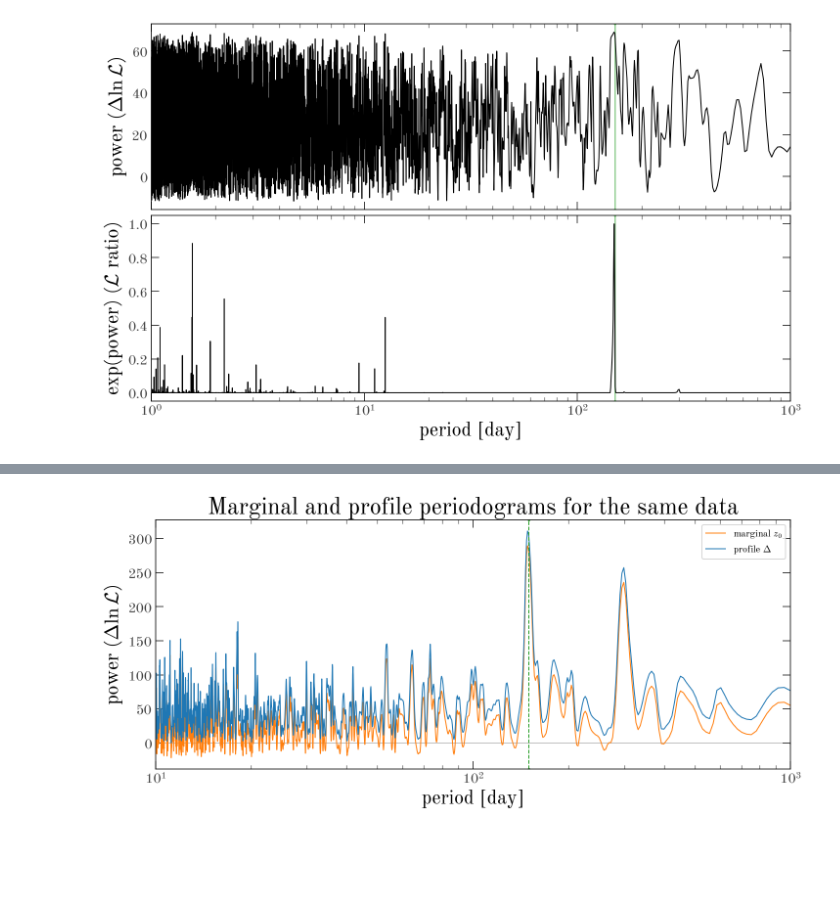
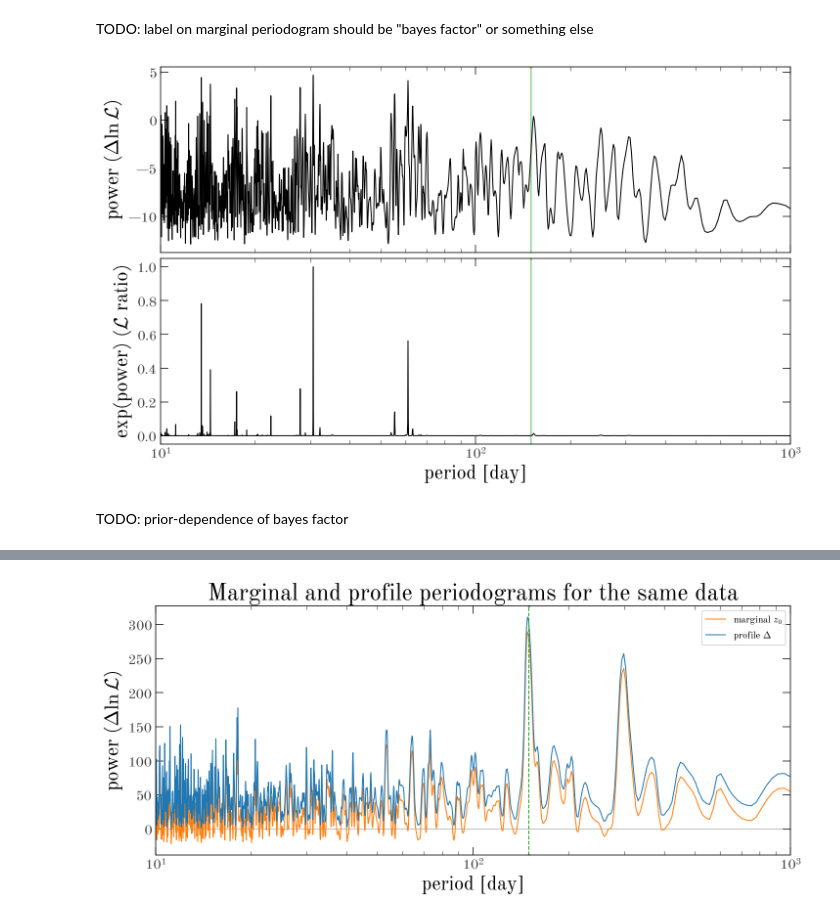
Before and after one commit to adrn/harv, a Jupyter notebook: docs/tutorials/case-studies/kepler-periodogram.ipynb, the cells around one changed output, grey strips where cells are left out. Cells and saved outputs as stored; diff of their text form; code cells hidden in the pictures; blank space fills up the shorter version.

```diff
--- a/docs/tutorials/case-studies/kepler-periodogram.ipynb
+++ b/docs/tutorials/case-studies/kepler-periodogram.ipynb
@@ -41,13 +43,13 @@ Here we'll simulate radial velocity data for a moderately-eccentric orbit and co
 # %%
 rv_params = {
     "period": Q(150.0, "day"),
-    "eccentricity": 0.7,
-    "rv_semiamp": Q(5.0, "km/s"),
+    "eccentricity": 0.75,
+    "rv_semiamp": Q(2.0, "km/s"),
     "rv_err": Q(0.5, "km/s"),
     "v_sys": Q(0.0, "km/s"),
 }
-data_12, truth = simulate_rv_sb1_data(seed=456, n_obs=16, **rv_params)
+data_1, truth = simulate_rv_sb1_data(seed=42, n_obs=64, **rv_params)
 
 fig, ax = plt.subplots(figsize=(6, 6))
-_ = data_12.plot(ax=ax)
+_ = data_1.plot(ax=ax)
 # %% [output]
@@ -57,7 +59,7 @@ To compute the periodogram, we first need to define a grid of trial periods. We
 # %%
-P_min, P_max = Q([1.0, 1e3], "day")
+P_min, P_max = Q([10.0, 1e3], "day")
 grid = hp.frequency_grid(
-    data_12, period_min=P_min, period_max=P_max, samples_per_peak=16
+    data_1, period_min=P_min, period_max=P_max, samples_per_peak=16
 )
-profile_pgram_nterms1 = hp.periodogram(data_12, grid, prior=False, n_terms=1)
+profile_pgram_nterms1 = hp.periodogram(data_1, grid, prior=False, n_terms=1)
 # %% [markdown]
@@ -131,2 +145,2 @@ The two-term periodogram shows a much stronger, dominant mode at the true period
 # %%
-data_8, truth = simulate_rv_sb1_data(seed=456, n_obs=10, **rv_params)
+data_2, truth = simulate_rv_sb1_data(seed=42, n_obs=16, **rv_params)
@@ -133,2 +149,6 @@ data_8, truth = simulate_rv_sb1_data(seed=456, n_obs=10, **rv_params)
 # %%
-profile_pgram_nterms2_8 = hp.periodogram(data_8, grid, prior=False, n_terms=2)
+profile_pgrams_2 = {}
+for n_terms in [1, 2, 3]:
+    profile_pgrams_2[n_terms] = hp.periodogram(
+        data_2, grid, prior=False, n_terms=n_terms
+    )
@@ -210,15 +267,19 @@ So how do we choose the prior on the linear amplitudes?
 In `harv`, the amplitude prior is required and must be specified explicitly (i.e. the periodogram does not use the data to set the prior scale). The simplest form of the prior would be period-independent widths `sigma_amp` on the harmonic amplitudes and `sigma_v0` on the systemic velocity.
 
 Let's compare the marginal and profile (Lomb–Scargle) periodograms on the same data and the same period grid. We'll use a well-sampled dataset (32 epochs) here, so we can see what marginalization does in a regime where both periodograms work, and we'll come back to the case of sparse data afterwards:
+# %% [markdown]
+TODO: label on marginal periodogram should be "bayes factor" or something else
 # %%
 fourier_prior = hm.FourierRV(n_terms=2).default_prior(
     period_min=P_min,
     period_max=P_max,
     sigma_amp=Q(5.0, "km/s"),
     sigma_v0=Q(100.0, "km/s"),
 )
-marginal_8 = hp.periodogram(data_8, grid, prior=fourier_prior, n_terms=2)
+marginal_const_amp = hp.periodogram(data_2, grid, prior=fourier_prior, n_terms=2)
 
-fig, _ = plot_periodogram(marginal_8)
+fig, _ = plot_periodogram(marginal_const_amp)
 # %% [output]
-[figure, old version]
+[figure, new version]
+# %% [markdown]
+TODO: prior-dependence of bayes factor
```
Also changed, not shown: parts of 21 cells of this notebook.
